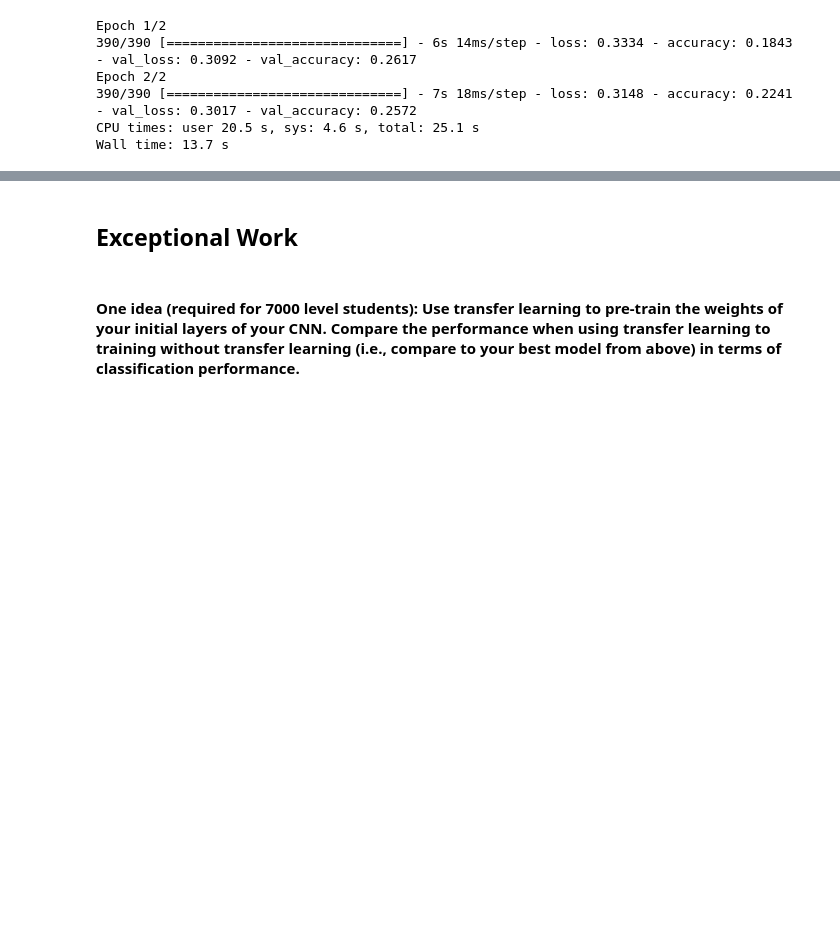
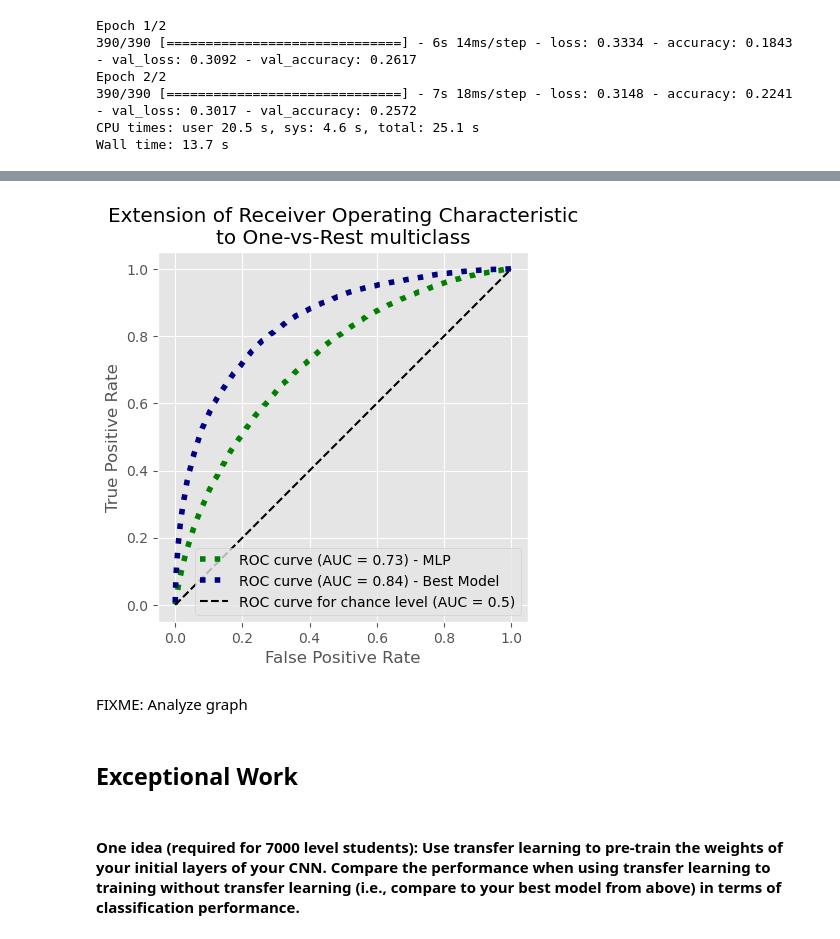
Before and after one commit to diogo-fae/ML-Lab-Six--CNNs, a Jupyter notebook: Lab Six: CNNs.ipynb, the cells around one changed output, grey strips where cells are left out. Drawn from its saved outputs; the diff is of its cells as text; code cells hidden in the pictures; blank space fills up the shorter version.

```diff
--- a/Lab Six: CNNs.ipynb
+++ b/Lab Six: CNNs.ipynb
@@ -473,0 +451,5 @@ Test accuracy: 0.2572000026702881
+# %%
+# Get predictions
+y_hat_mlp = MLP.predict(X_test)
+# FIXME: Pick actual best model
+y_hat_best = modelA_1.predict(X_test)
@@ -474,3 +488,32 @@ Test accuracy: 0.2572000026702881
+# %%
+# Plot ROC Curves with AUC Scores
+plt.plot(
+    fpr_mlp, tpr_mlp,
+    label=f"ROC curve (AUC = {auc_mlp:.2f}) - MLP",
+    color="green",
+    linestyle=":",
+    linewidth=4,
+)
+
+plt.plot(
+    fpr_best, tpr_best,
+    label=f"ROC curve (AUC = {auc_best:.2f}) - Best Model",
+    color="navy",
+    linestyle=":",
+    linewidth=4,
+)
+
+plt.plot([0, 1], [0, 1], "k--", label="ROC curve for chance level (AUC = 0.5)")
+plt.axis("square")
+plt.xlabel("False Positive Rate")
+plt.ylabel("True Positive Rate")
+plt.title("Extension of Receiver Operating Characteristic\nto One-vs-Rest multiclass")
+plt.legend()
+plt.show()
+# %% [output]
+[figure, added]
+# %% [markdown]
+FIXME: Analyze graph
 # %% [markdown]
 ## Exceptional Work
 # %% [markdown]
```
Also changed, not shown: parts of 14 cells of this notebook.
